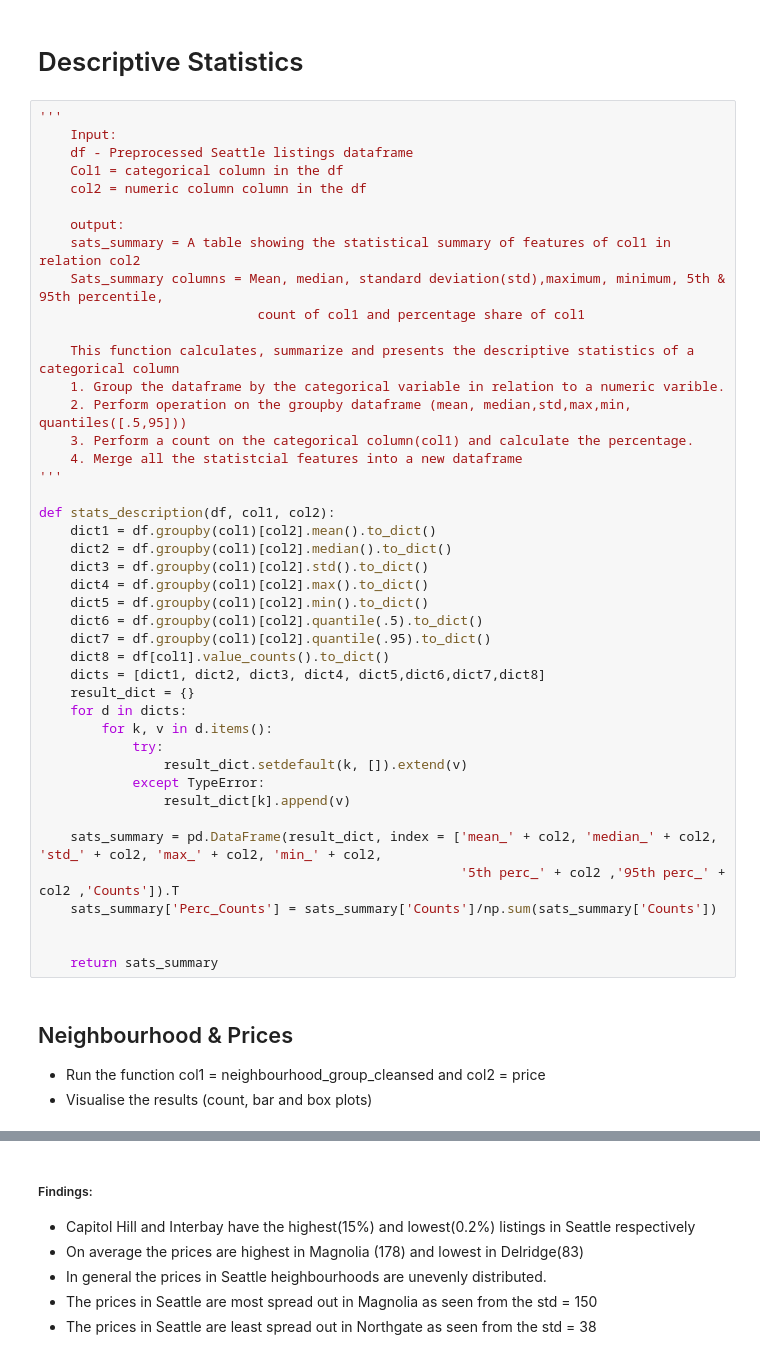
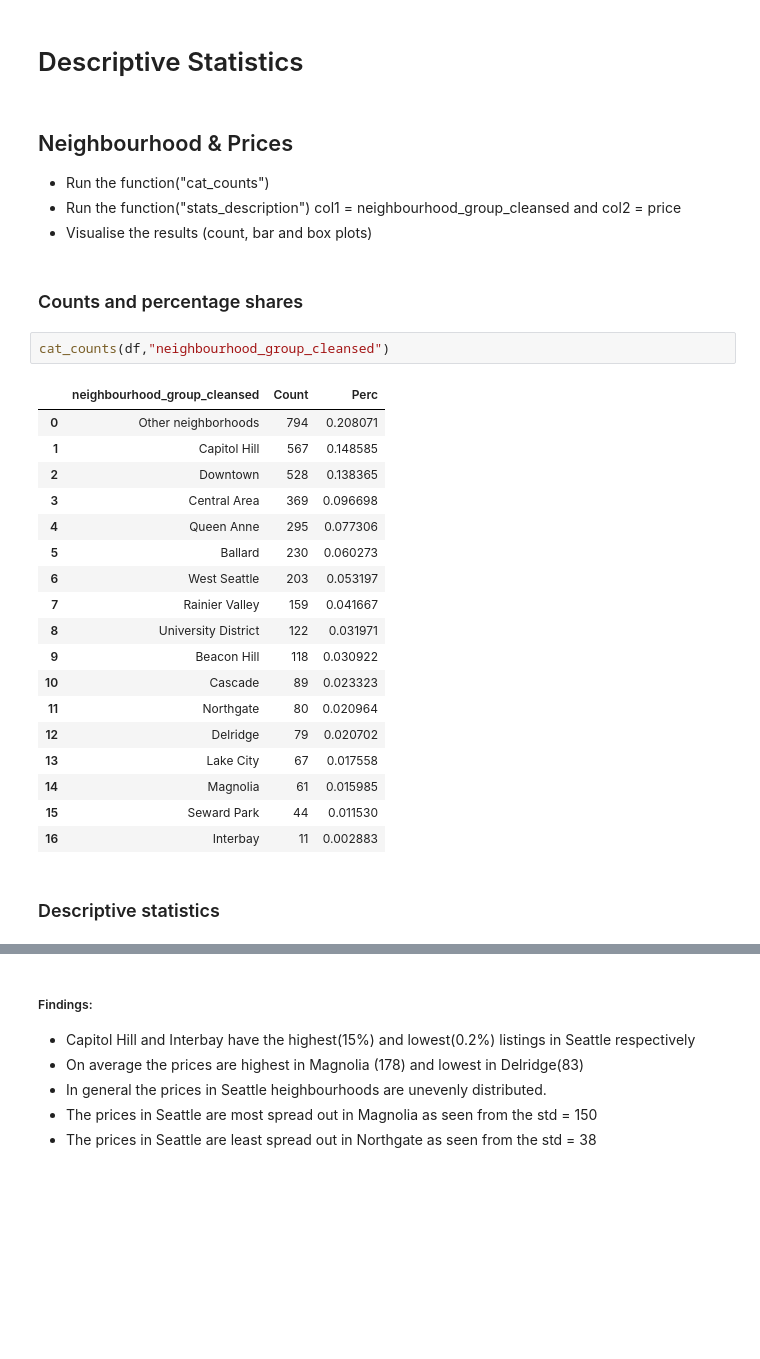
Before and after one commit to OliviaNabbosa89/DS_project1, a Jupyter notebook: Listings_EDA.ipynb, the cells around one changed output, grey strips where cells are left out. Drawn from its saved outputs; the diff is of its cells as text; blank space fills up the shorter version.

```diff
--- a/Listings_EDA.ipynb
+++ b/Listings_EDA.ipynb
@@ -81,50 +88,33 @@ plt.title('Correlation among the numeric features');
 * There is a fairly strong correlation among the fees, prices and room specifics (upper left corner)
 # %% [markdown]
 # Descriptive Statistics
-# %%
-'''
-    Input:
-    df - Preprocessed Seattle listings dataframe
-    Col1 = categorical column in the df
-    col2 = numeric column column in the df
-
-    output:
-    sats_summary = A table showing the statistical summary of features of col1 in relation col2
-    Sats_summary columns = Mean, median, standard deviation(std),maximum, minimum, 5th & 95th percentile,
-                            count of col1 and percentage share of col1
-
-    This function calculates, summarize and presents the descriptive statistics of a categorical column
-    1. Group the dataframe by the categorical variable in relation to a numeric varible.
-    2. Perform operation on the groupby dataframe (mean, median,std,max,min, quantiles([.5,95]))
-    3. Perform a count on the categorical column(col1) and calculate the percentage.
-    4. Merge all the statistcial features into a new dataframe
-'''
-
-def stats_description(df, col1, col2):
-    dict1 = df.groupby(col1)[col2].mean().to_dict()
-    dict2 = df.groupby(col1)[col2].median().to_dict()
-    dict3 = df.groupby(col1)[col2].std().to_dict()
-    dict4 = df.groupby(col1)[col2].max().to_dict()
-    dict5 = df.groupby(col1)[col2].min().to_dict()
-    dict6 = df.groupby(col1)[col2].quantile(.5).to_dict()
-    dict7 = df.groupby(col1)[col2].quantile(.95).to_dict()
-    dict8 = df[col1].value_counts().to_dict()
-    dicts = [dict1, dict2, dict3, dict4, dict5,dict6,dict7,dict8]
-    result_dict = {}
-    for d in dicts:
-        for k, v in d.items():
-            try:
-                result_dict.setdefault(k, []).extend(v)
-            except TypeError:
-                result_dict[k].append(v)
-
-    sats_summary = pd.DataFrame(result_dict, index = ['mean_' + col2, 'median_' + col2, 'std_' + col2, 'max_' + col2, 'min_' + col2,
-                                                      '5th perc_' + col2 ,'95th perc_' + col2 ,'Counts']).T
-    sats_summary['Perc_Counts'] = sats_summary['Counts']/np.sum(sats_summary['Counts'])
-
-
-    return sats_summary
 # %% [markdown]
 ## Neighbourhood & Prices
- * Run the function col1 = neighbourhood_group_cleansed and col2 = price
- * Visualise the results (count, bar and box plots)
+* Run the function("cat_counts")
+* Run the function("stats_description") col1 = neighbourhood_group_cleansed and col2 = price
+* Visualise the results (count, bar and box plots)
+# %% [markdown]
+### Counts and percentage shares
+# %%
+cat_counts(df,"neighbourhood_group_cleansed")
+# %% [output]
+|  | neighbourhood_group_cleansed | Count | Perc |
+| 0 | Other neighborhoods | 794 | 0.208071 |
+| 1 | Capitol Hill | 567 | 0.148585 |
+| 2 | Downtown | 528 | 0.138365 |
+| 3 | Central Area | 369 | 0.096698 |
+| 4 | Queen Anne | 295 | 0.077306 |
+| 5 | Ballard | 230 | 0.060273 |
+| 6 | West Seattle | 203 | 0.053197 |
+| 7 | Rainier Valley | 159 | 0.041667 |
+| 8 | University District | 122 | 0.031971 |
+| 9 | Beacon Hill | 118 | 0.030922 |
+| 10 | Cascade | 89 | 0.023323 |
+| 11 | Northgate | 80 | 0.020964 |
+| 12 | Delridge | 79 | 0.020702 |
+| 13 | Lake City | 67 | 0.017558 |
+| 14 | Magnolia | 61 | 0.015985 |
+| 15 | Seward Park | 44 | 0.011530 |
+| 16 | Interbay | 11 | 0.002883 |
+# %% [markdown]
+### Descriptive statistics
```
Also changed, not shown: parts of 38 cells of this notebook, 5 other files.
